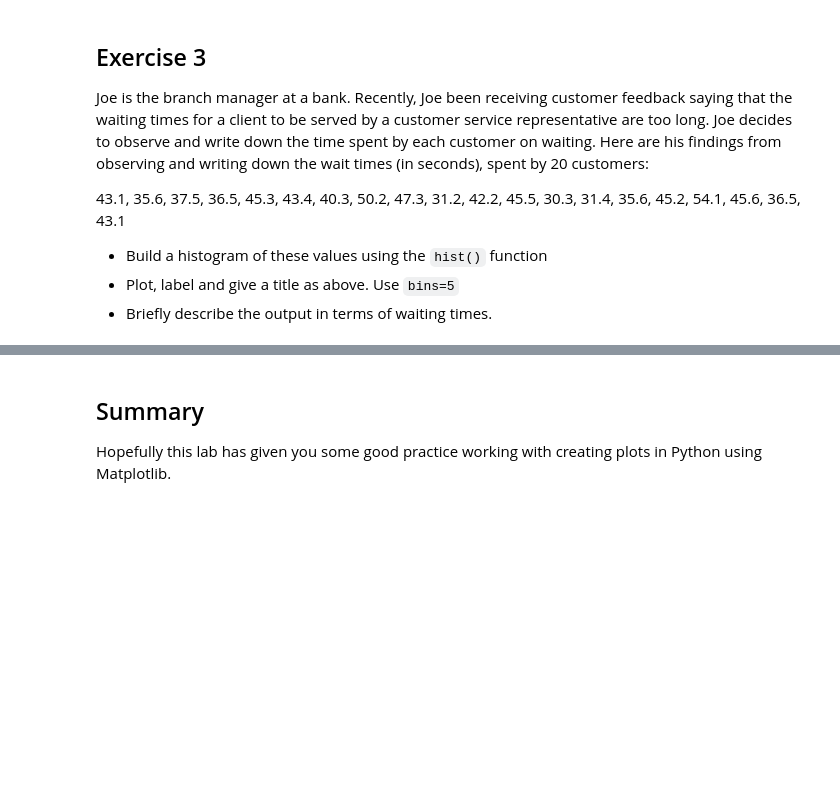
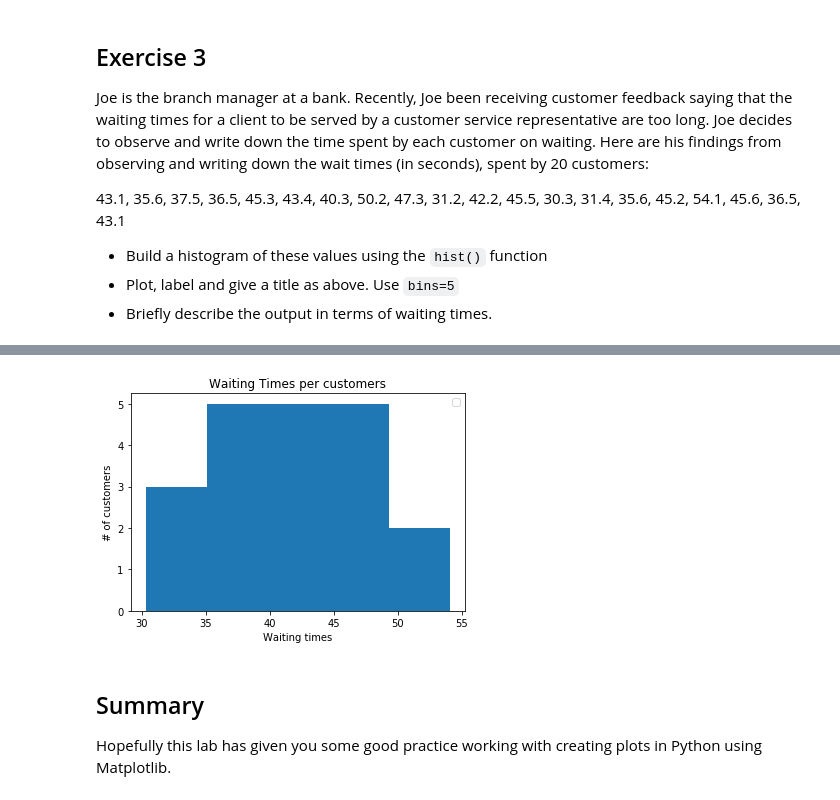
Before and after one commit to FabriceMesidor/dsc-data-viz-lab-nyc-ds-071519, a Jupyter notebook: index.ipynb, the cells around one changed output, grey strips where cells are left out. Drawn from its saved outputs; the diff is of its cells as text; code cells hidden in the pictures; blank space fills up the shorter version.

```diff
--- a/index.ipynb
+++ b/index.ipynb
@@ -106,7 +106,7 @@ plt.hist(x, bins = 5)
 
 # Label, give title and show the plot
 plt.title('Waiting Times per customers')
-plt.xlabel('Waiting times)
+plt.xlabel('Waiting times')
 plt.ylabel('# of customers')
 
 plt.legend()
@@ -116,3 +116,4 @@ SyntaxError: EOL while scanning string literal (<ipython-input-9-9976c734dd9d>,
+[figure, added]
 # %% [markdown]
 ## Summary
 
```
Also changed, not shown: parts of 1 cell of this notebook.
